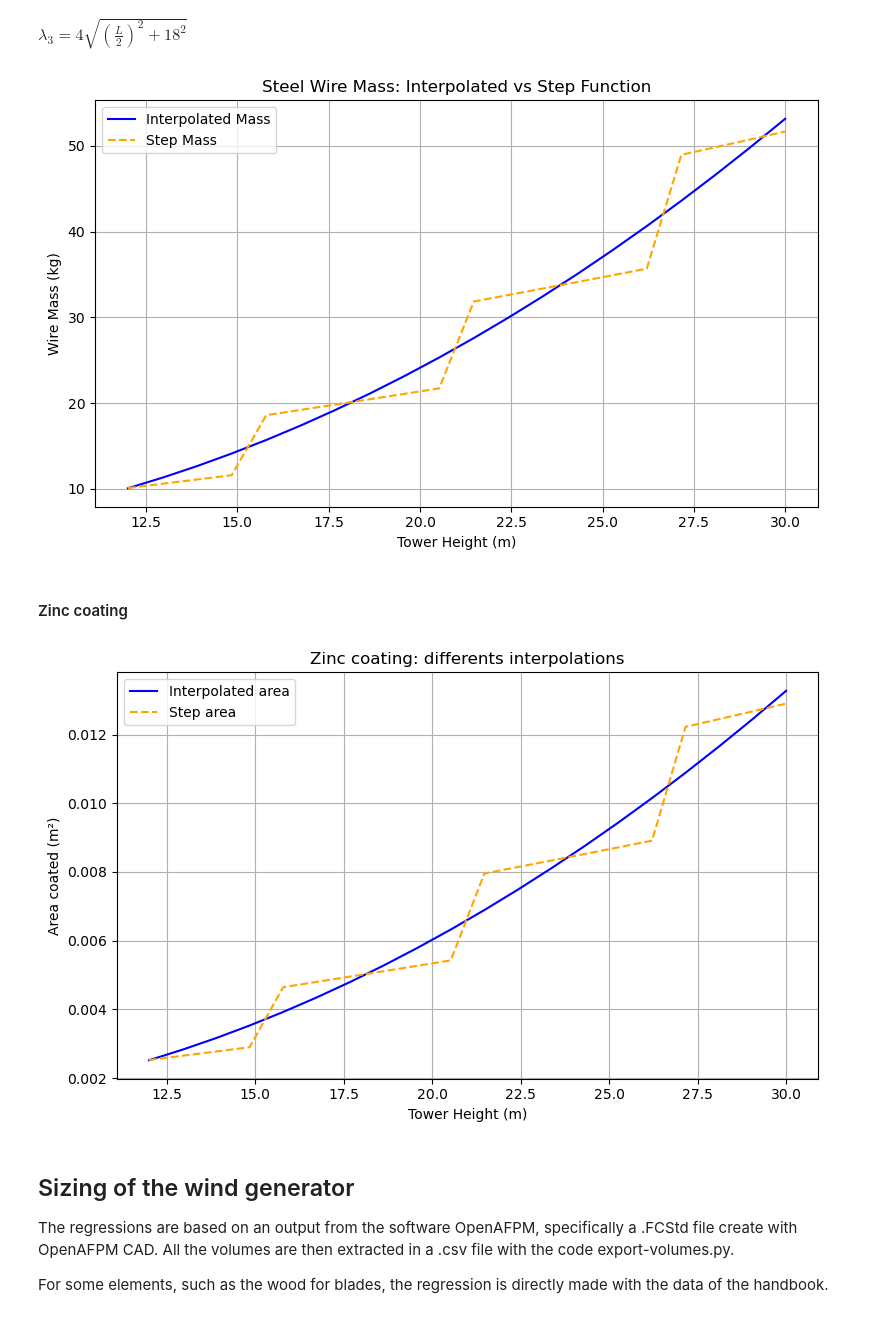
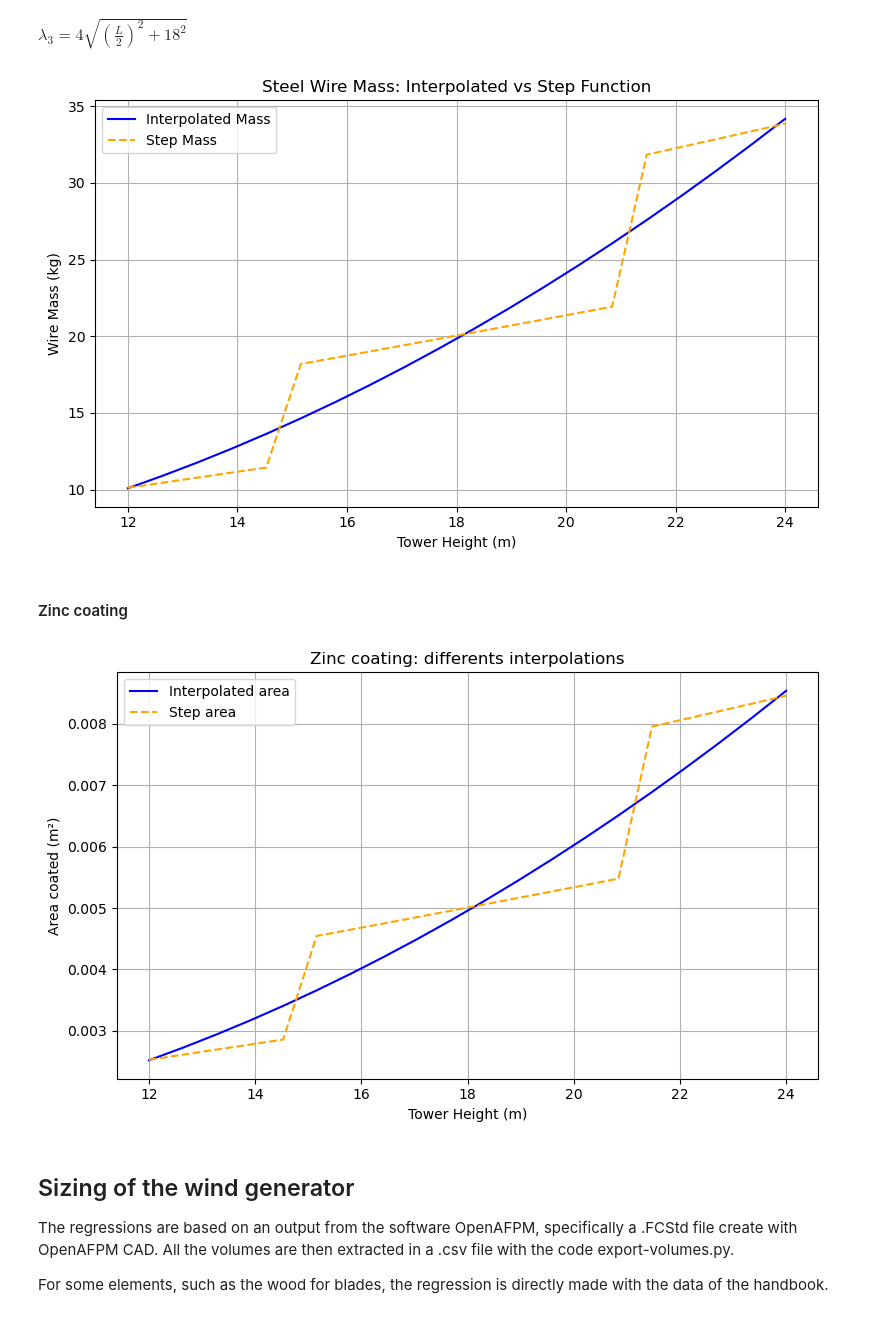
Before and after one commit to vlechappe/sustain-4-SWT, a Jupyter notebook: LCA/eco-optimization_tool/lca_param_syst_noload.ipynb, the cells around one changed output. Cells and saved outputs as stored; diff of their text form; code cells hidden in the pictures.

```diff
--- a/LCA/eco-optimization_tool/lca_param_syst_noload.ipynb
+++ b/LCA/eco-optimization_tool/lca_param_syst_noload.ipynb
@@ -206,12 +206,15 @@ steel_mix = agb.newEnumParam (
 # %% [markdown]
 ## Sizing of the mast
 # %%
-rho_steel = 7850
+rho_steel = 7850 # steel density
+h_min=12;
+h_max=24;
+height = np.array([h_min, 18, h_max])
 
-height = np.array([12, 18, 24])
-
+d_min=1800;
+d_max=4200;
 # Generate height values
-h_values = np.linspace(12, 30, 20)
+h_values = np.linspace(12, 24, 20) #20 values of tower height from 12 to 24 m
 # %% [markdown]
 ### Fundation
 # %% [markdown]
@@ -369,26 +377,26 @@ k_wire = 0.51
 #do we add a third layer of cable
 coef_add_cable = 0.5
 
-#Function which gives the lenght of wires in relation to the height of the mast, with a step at each new layer of guy wires.
-def lenght_wire_steel_step(h):
+#Function which gives the Length of wires in relation to the height of the mast, with a step at each new layer of guy wires.
+def Length_wire_steel_step(h):
     L6 = 4 * sp.sqrt((12 / 2) ** 2 + (6) ** 2)
-    LT = 8 * h / sp.sqrt(3) #Lenght of wires fixed at the top
-    L12 = sp.Piecewise((4 * sp.sqrt((h / 2) ** 2 + 12 ** 2), h > 12+6*coef_add_cable), (0, True))#Lenght of guy wires fixed at 12m
-    L18 = sp.Piecewise((4 * sp.sqrt((h / 2) ** 2 + 18 ** 2), h > 18+6*coef_add_cable), (0, True))#Lenght of guy wires fixed at 18m
-    L24 = sp.Piecewise((4 * sp.sqrt((h / 2) ** 2 + 24 ** 2), h > 24+6*coef_add_cable), (0, True))#Lenght of guy wires fixed at 24m
+    LT = 8 * h / sp.sqrt(3) #Length of wires fixed at the top
+    L12 = sp.Piecewise((4 * sp.sqrt((h / 2) ** 2 + 12 ** 2), h > 12+6*coef_add_cable), (0, True))#Length of guy wires fixed at 12m
+    L18 = sp.Piecewise((4 * sp.sqrt((h / 2) ** 2 + 18 ** 2), h > 18+6*coef_add_cable), (0, True))#Length of guy wires fixed at 18m
+    L24 = sp.Piecewise((4 * sp.sqrt((h / 2) ** 2 + 24 ** 2), h > 24+6*coef_add_cable), (0, True))#Length of guy wires fixed at 24m
     return L6 + LT + L12 + L18 + L24
 
 def mass_wire_steel_step(h):
     S_6 = k_wire * sp.pi * (0.006 / 2) ** 2
-    return rho_steel * S_6 * lenght_wire_steel_step(h)
+    return rho_steel * S_6 * Length_wire_steel_step(h)
 
 # The regression has been make on a separate sheet
-def lenght_wire_steel_regression(h):
+def Length_wire_steel_regression(h):
     return 38.6 + -2.56*h + 0.564*h**2
 
 def mass_wire_steel(h):
     S_6 = k_wire * sp.pi * (0.006 / 2) ** 2
-    return rho_steel * S_6 * lenght_wire_steel_regression(h)
+    return rho_steel * S_6 * Length_wire_steel_regression(h)
 
 
 # Lambdify the function
@@ -411,7 +419,7 @@ plt.legend()
 plt.tight_layout()
 plt.show()
 # %% [output]
-[figure, old version]
+[figure, new version]
 # %% [markdown]
 #### Zinc coating
 # %%
@@ -420,26 +428,26 @@ A = D_wire**2/4*np.pi #Coated area per meter of cable
 # %%
 # Lambdify function for the plot
 
-l_wire_step_expr = lenght_wire_steel_step(h)
+l_wire_step_expr = Length_wire_steel_step(h)
 l_wire_step_numeric = sp.lambdify(h, l_wire_step_expr, 'numpy')
 
 # Compute values
-l_values = lenght_wire_steel_regression(h_values)
+l_values = Length_wire_steel_regression(h_values)
 l_step_values = l_wire_step_numeric(h_values)
 
 # Plot both
 plt.figure(figsize=(8,5))
 plt.plot(h_values, A*l_values, label="Interpolated area", color='blue')
 plt.plot(h_values, A*l_step_values, label="Step area ", color='orange', linestyle='--')
 plt.xlabel('Tower Height (m)')
 plt.ylabel('Area coated (m²)')
 plt.title('Zinc coating: differents interpolations')
 plt.grid(True)
 plt.legend()
 plt.tight_layout()
 plt.show()
 # %% [output]
-[figure, old version]
+[figure, new version]
 # %% [markdown]
 ## Sizing of the wind generator
 
```
Also changed, not shown: parts of 38 cells of this notebook, 3 other files.
